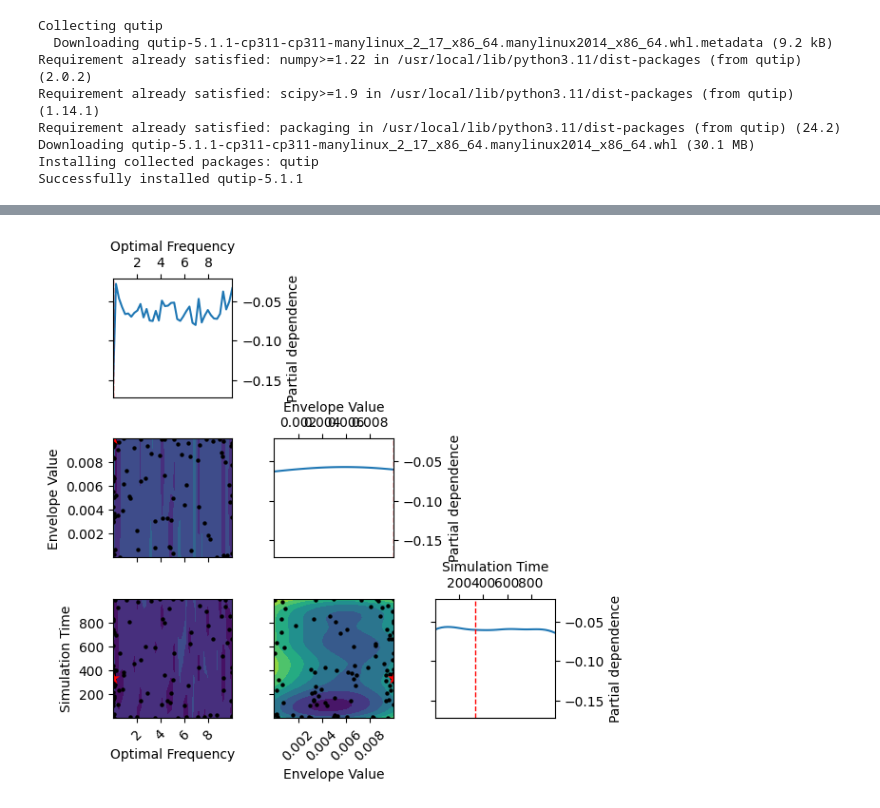
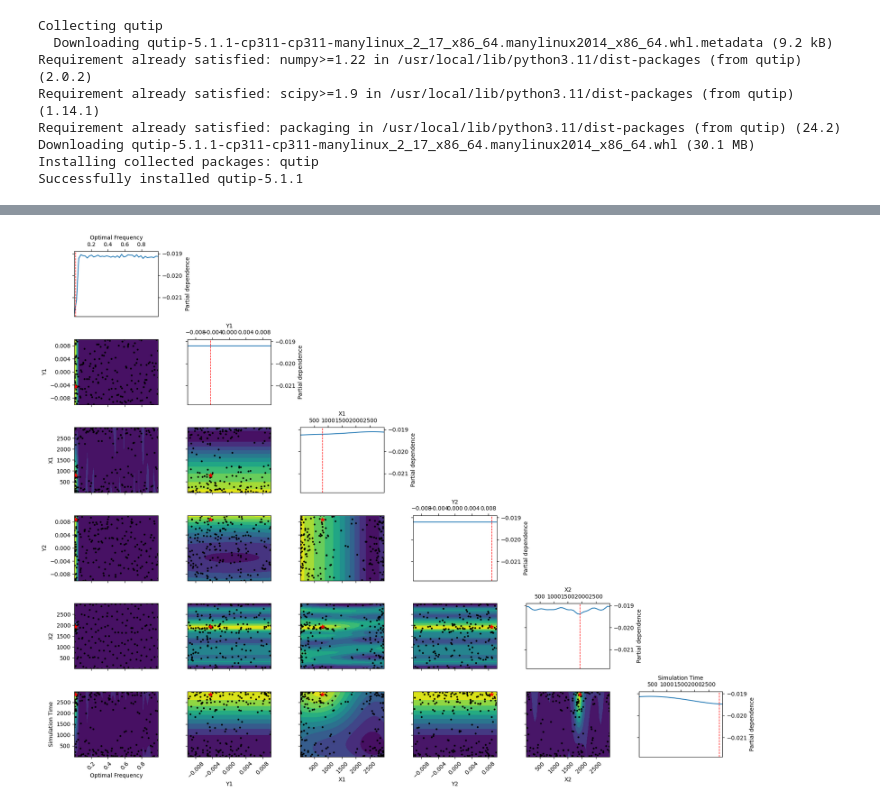
Before and after one commit to sayak395/Jaynes-Cummings-model, a Jupyter notebook: Parameterisation_of_JC_model.ipynb, the cells around one changed output, grey strips where cells are left out. Saved outputs shown, nothing was run; the diff lists cells and outputs as text; code cells hidden in the pictures.

Commit message:
Updated simulations. Best Fidelity: 0.96

```diff
--- a/Parameterisation_of_JC_model.ipynb
+++ b/Parameterisation_of_JC_model.ipynb
@@ -44,7 +44,7 @@ wc = wa = 1.0  # Example values
 w0 = wc # resonance driving
 delta_c = (wc - w0)/wc
 delta_a = (wa - w0)/wc
-g = 0.05 * wc
+g = 0.01 * wc
 # %%
 psi = tensor(fock(n_cavity, 0), spin_down)
 psi_den = psi * psi.dag()
@@ -152,11 +196,15 @@ Iteration No: 87 started. Searching for the next optimal point.
 optimal_frequency = res.x[0]
 optimal_envelope_value = res.x[1]
 optimal_envelope_x_value = res.x[2]
+optimal_Y2 = res.x[3]
+optimal_X2 = res.x[4]
+optimal_Y3 = res.x[5]
+optimal_X3 = res.x[6]
 optimal_sim_time = res.x[-1]
 
 # Define the envelope function using optimal parameters
-envelope_values = [0, optimal_envelope_value, 0]
-control_times = [0, optimal_envelope_x_value, optimal_sim_time]
+envelope_values = [0, optimal_envelope_value, optimal_Y2, optimal_Y3, 0]
+control_times = [0, optimal_envelope_x_value, optimal_X2, optimal_X3, optimal_sim_time]
 spline = CubicSpline(control_times, envelope_values, extrapolate=False)
 
 # Time array for the simulation, using the optimal simulation time
@@ -171,7 +219,7 @@ plt.figure(figsize=(10, 6))
 
 plt.plot(tau, modulated_wave, label='$g(t) \\cdot \\cos(\\omega t)$', linewidth=2, color ='royalblue')
 plt.plot(tau, envelope, label='Envelope $g(t)$', linestyle='--',color='red', linewidth=2)
-plt.scatter(control_times[1], envelope_values[1], marker = 'x', color = 'black', label = 'Envelope Parameterisation Point')
+plt.scatter(control_times[1:4], envelope_values[1:4], marker = 'x', color = 'black', label = 'Envelope Parameterisation Point')
 plt.title('Envelope and Modulated Signal Over Time')
 plt.xlabel('Time (arb. units)')
 plt.ylabel('Driving Amplitude')
@@ -184,0 +246,24 @@ plt.show()
+# %%
+psi = tensor(fock(n_cavity, 0), spin_down)
+
+args = {'frequencies': optimal_frequency, 'spline': spline}
+
+# Time-dependent driving term
+H_drive = [0.5 * (sigma_plus + sigma_minus), lambda t, args: f_t(t, args)]
+H_static = delta_c * a.dag() * a + 0.5 * delta_a * sigma_z + (g/wc) * (sigma_plus * a + sigma_minus * a.dag())
+H = [H_static, H_drive]
+
+output = mesolve(H, psi, tau, c_ops=[], e_ops=[a.dag() * a, sigma_plus * sigma_minus], args=args)
+
+n_c = output.expect[0]
+n_a = output.expect[1]
+
+
+plt.figure(figsize=(10,6))
+plt.plot(tau, n_c, label = 'Cavity Photon Number')
+plt.plot(tau, n_a, label = 'Atom Excited State')
+plt.grid(True)
+plt.xlabel('Time (arb. units)')
+plt.ylabel('Fock state')
+plt.legend(loc='best')
+plt.show()
@@ -185,5 +388,7 @@ plt.show()
 # %%
-fig = plot_objective(res, dimensions=['Optimal Frequency', 'Envelope Value', 'Simulation Time'])
+fig, ax = plt.subplots(figsize=(18, 14))  # You can adjust the dimensions as needed
+plot_objective(res, dimensions=['Optimal Frequency', 'Y1', 'X1', 'Y2', 'X2', 'Simulation Time'], ax=ax)
+plt.tight_layout()
 plt.show()
 # %% [output]
-[figure, old version]
+[figure, new version]
```
Also changed, not shown: parts of 25 cells of this notebook.
